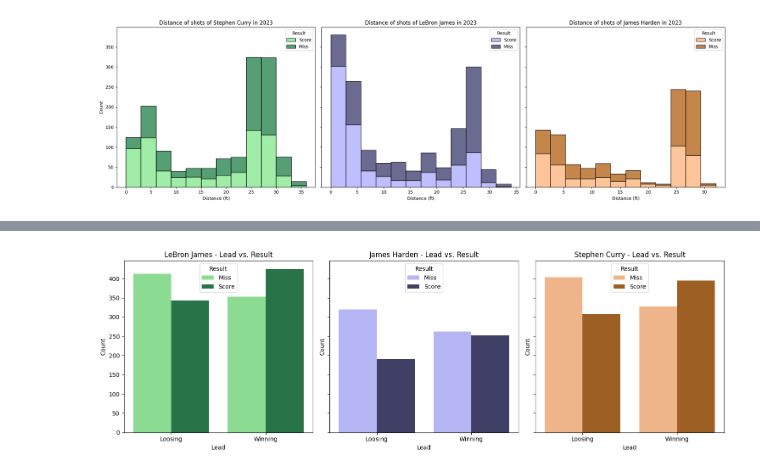
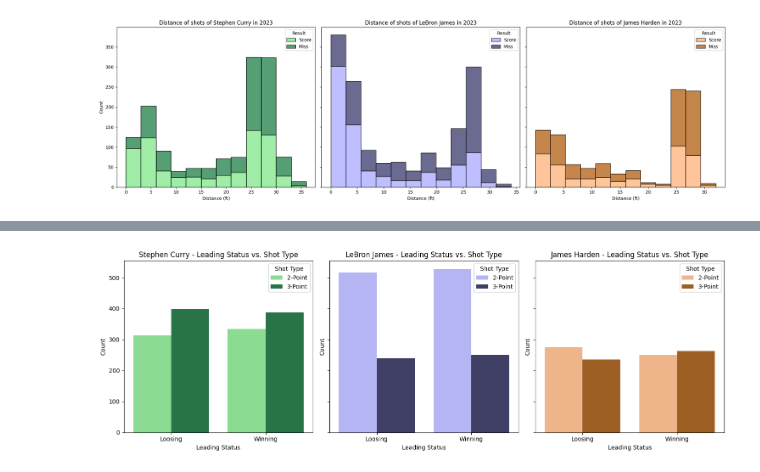
Before and after one commit to com-480-data-visualization/project-2024-DVteam, a Jupyter notebook: exploratory.ipynb, the cells around one changed output, grey strips where cells are left out. Cells and saved outputs as stored; diff of their text form; code cells hidden in the pictures.

```diff
--- a/exploratory.ipynb
+++ b/exploratory.ipynb
@@ -336,0 +253,22 @@ plt.show()
+# %%
+
+fig, axes = plt.subplots(1, len(players), figsize=(5*len(players), 5), sharey=True)
+
+
+for i, player in enumerate(players):
+    player_df = df[df['player'] == player]
+    player_light_color = light_colors[i]
+    player_dark_color = dark_colors[i]
+    player_palette = sns.color_palette([player_light_color, player_dark_color])
+
+
+    sns.countplot(data=player_df, x='lead', hue='result', palette=player_palette, ax=axes[i])
+
+    axes[i].set_title(f'{player} - Lead vs. Result')
+    axes[i].set_xlabel('Lead')
+    axes[i].set_ylabel('Count')
+    axes[i].legend(title='Result', labels=['Miss', 'Score'], loc='upper center')
+    axes[i].set_xticklabels(['Loosing', 'Winning'])
+
+plt.tight_layout()
+plt.show()
@@ -337,38 +277,28 @@ plt.show()
 # %%
-import matplotlib.pyplot as plt
-import seaborn as sns
 
-# Define light and dark versions of colors for each player
-light_colors = ['#7fe888', '#aaaaff', '#ffb279']  # Light versions for players
-dark_colors = ['#1d7f46', '#3a396c', '#b25e10']   # Dark versions for players
 
-# Assuming you have a DataFrame called df with columns 'Lead', 'Result', and 'player'
-
-# Create subplots for each player
-players = df['player'].unique()
-num_players = len(players)
 fig, axes = plt.subplots(1, num_players, figsize=(5*num_players, 5), sharey=True)
 
 # Iterate over each player and create a separate bar plot
 for i, player in enumerate(players):
     player_df = df[df['player'] == player]
     player_light_color = light_colors[i]
     player_dark_color = dark_colors[i]
 
     # Define the color palette for the player
     player_palette = sns.color_palette([player_light_color, player_dark_color])
 
     # Create the bar plot for the player
-    sns.countplot(data=player_df, x='lead', hue='result', palette=player_palette, ax=axes[i])
+    sns.countplot(data=player_df, x='lead', hue='shot_type', palette=player_palette, ax=axes[i])
 
     # Set title, x-label, y-label, and legend for the subplot
-    axes[i].set_title(f'{player} - Lead vs. Result')
-    axes[i].set_xlabel('Lead')
+    axes[i].set_title(f'{player} - Leading Status vs. Shot Type')
+    axes[i].set_xlabel('Leading Status')
     axes[i].set_ylabel('Count')
-    axes[i].legend(title='Result', labels=['Miss', 'Score'], loc='upper center')
+    axes[i].legend(title='Shot Type', labels=['2-Point', '3-Point'])
     axes[i].set_xticklabels(['Loosing', 'Winning'])
 
 plt.tight_layout()
 plt.show()
 # %% [output]
-[figure, old version]
+[figure, new version]
```
Also changed, not shown: parts of 15 cells of this notebook.
